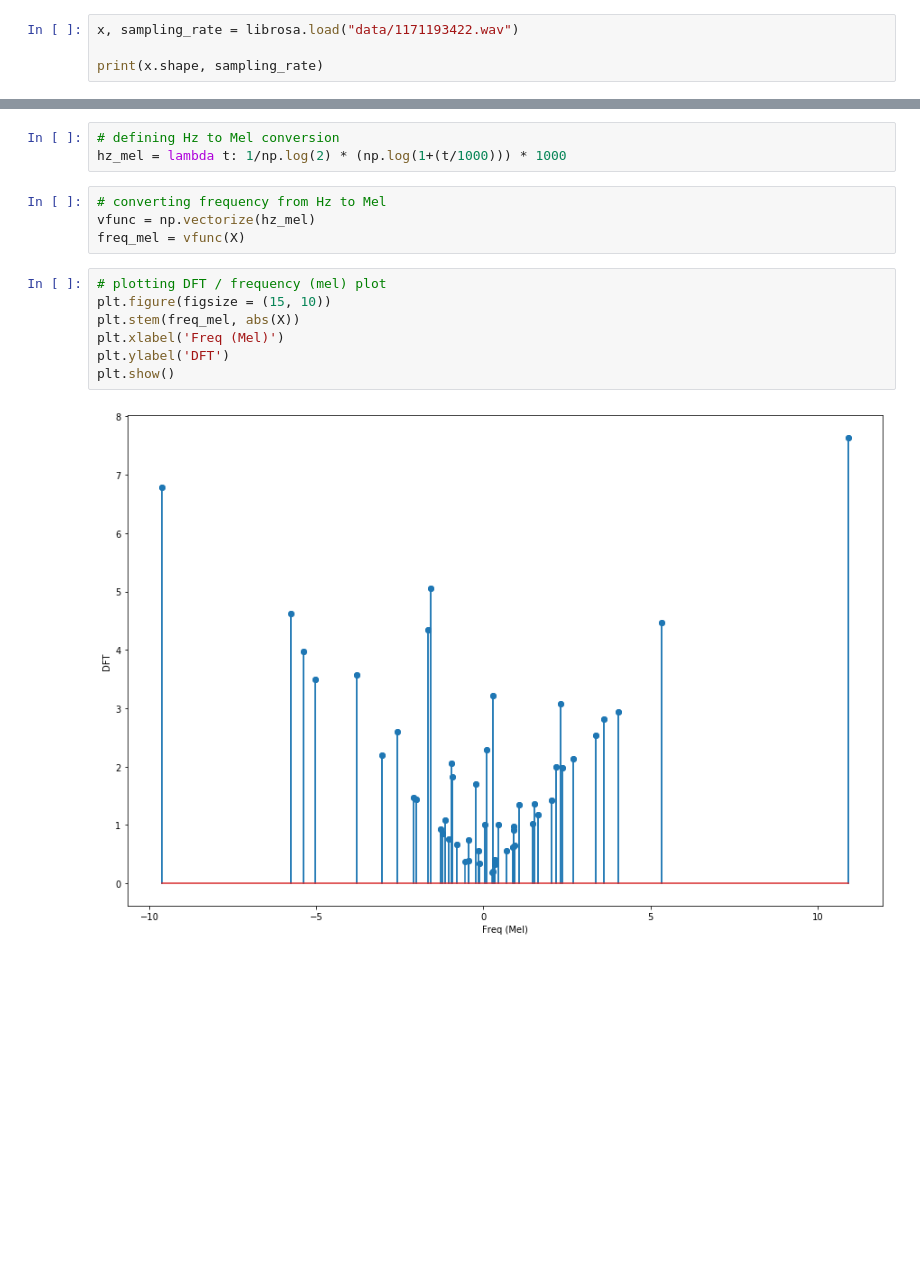
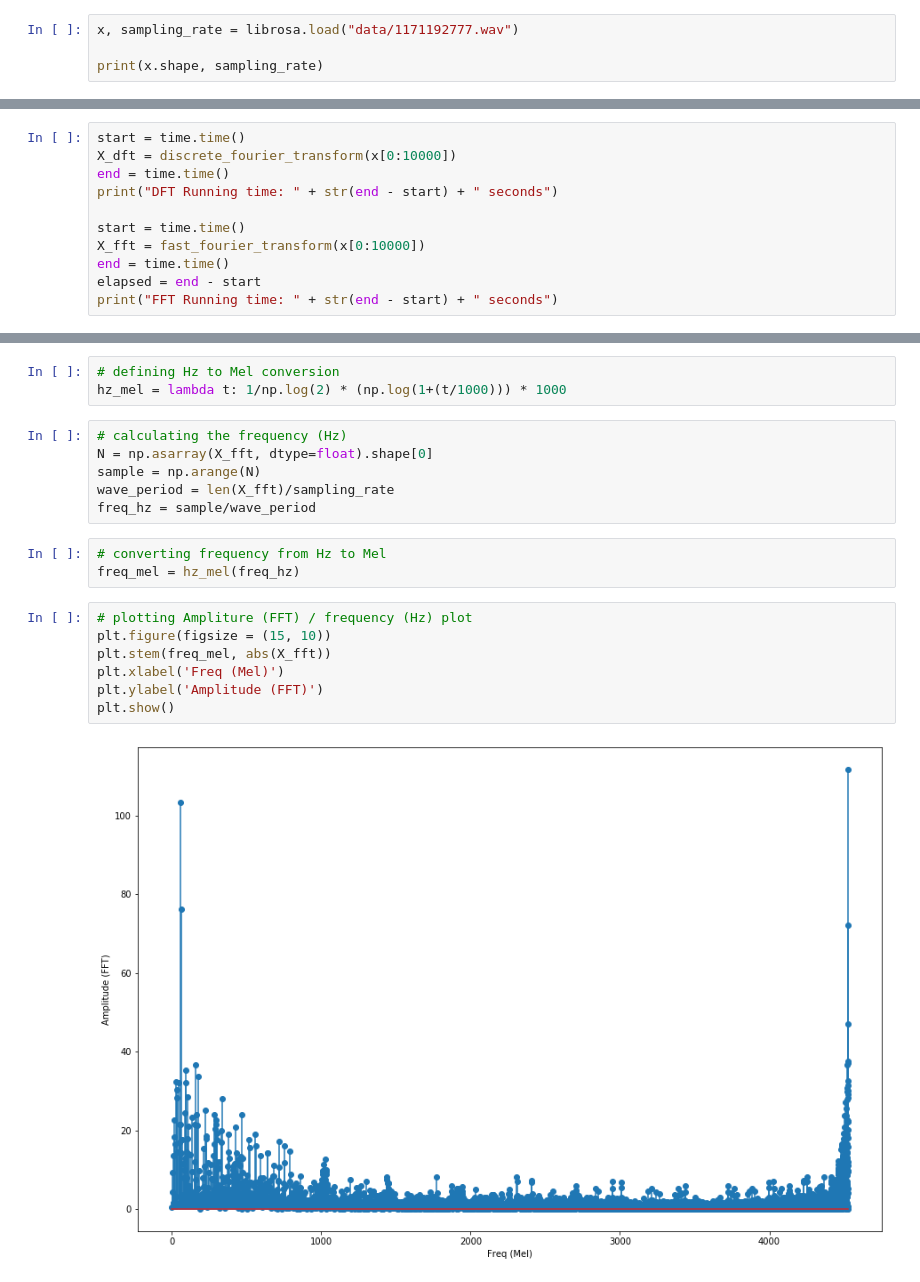
Before and after one commit to jaddoughman/Audio-Data-Pre-Processing, a Jupyter notebook: Sound Cloud Audio Pre-Processing.ipynb, the cells around one changed output, grey strips where cells are left out. Saved outputs shown, nothing was run; the diff lists cells and outputs as text; blank space fills up the shorter version.

```diff
--- a/Sound Cloud Audio Pre-Processing.ipynb
+++ b/Sound Cloud Audio Pre-Processing.ipynb
@@ -154,5 +162,5 @@ Finally, your must convert your spectrogram from Hz range to the mel-scale. More
 # %%
-x, sampling_rate = librosa.load("data/1171193422.wav")
+x, sampling_rate = librosa.load("data/1171192777.wav")
 
 print(x.shape, sampling_rate)
 # %% [output]
@@ -192,0 +231,11 @@ X = discrete_fourier_transform(x[0:100])
+# %%
+start = time.time()
+X_dft = discrete_fourier_transform(x[0:10000])
+end = time.time()
+print("DFT Running time: " + str(end - start) + " seconds")
+
+start = time.time()
+X_fft = fast_fourier_transform(x[0:10000])
+end = time.time()
+elapsed = end - start
+print("FFT Running time: " + str(end - start) + " seconds")
@@ -214,16 +290,21 @@ mel = 1/log(2) * (log(1 + (Hz/1000))) * 1000
 # %%
 # defining Hz to Mel conversion
 hz_mel = lambda t: 1/np.log(2) * (np.log(1+(t/1000))) * 1000
+# %%
+# calculating the frequency (Hz)
+N = np.asarray(X_fft, dtype=float).shape[0]
+sample = np.arange(N)
+wave_period = len(X_fft)/sampling_rate
+freq_hz = sample/wave_period
 # %%
 # converting frequency from Hz to Mel
-vfunc = np.vectorize(hz_mel)
-freq_mel = vfunc(X)
+freq_mel = hz_mel(freq_hz)
 # %%
-# plotting DFT / frequency (mel) plot
+# plotting Ampliture (FFT) / frequency (Hz) plot
 plt.figure(figsize = (15, 10))
-plt.stem(freq_mel, abs(X))
+plt.stem(freq_mel, abs(X_fft))
 plt.xlabel('Freq (Mel)')
-plt.ylabel('DFT')
+plt.ylabel('Amplitude (FFT)')
 plt.show()
 # %% [output]
-[figure, old version]
+[figure, new version]
```
Also changed, not shown: parts of 19 cells of this notebook, 6 other files.
